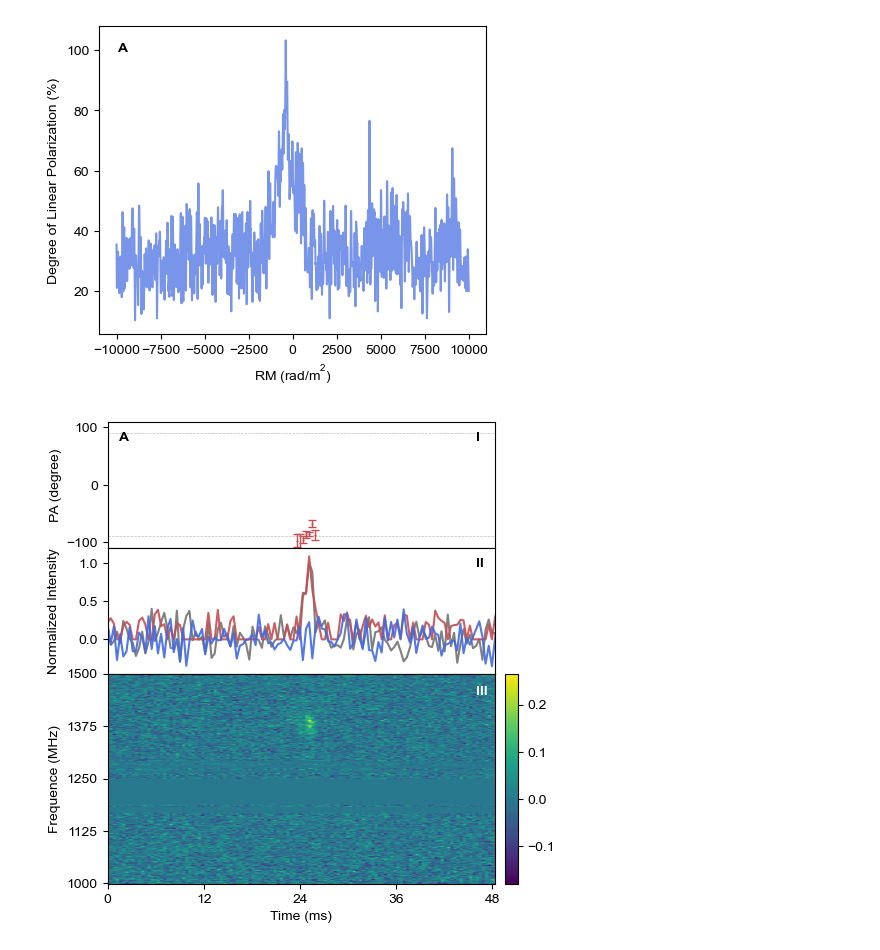
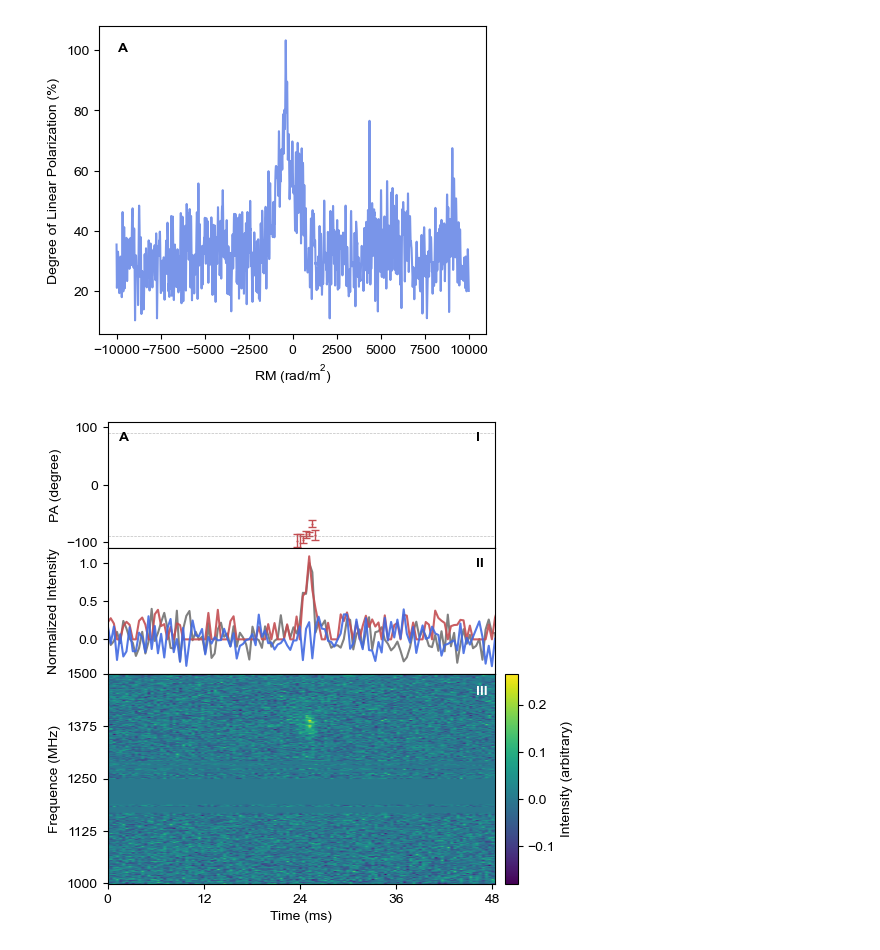
Before and after one commit to SukiYume/RMS, a Jupyter notebook: Polarization-RM.ipynb, the cells around one changed output. Saved outputs shown, nothing was run; the diff lists cells and outputs as text; code cells hidden in the pictures.

Commit message:
Add Colorbar Label

```diff
--- a/Polarization-RM.ipynb
+++ b/Polarization-RM.ipynb
@@ -1556,32 +1556,32 @@ plt.text(0.03, 0.85, 'A', weight='bold', transform=ax.transAxes)
 plt.text(0.95, 0.85, 'I', weight='bold', transform=ax.transAxes)
 
 plt.subplot(gs[3:6, 0])
 L = np.sqrt(np.mean(Q, axis=0)**2+np.mean(U, axis=0)**2)
 rms = np.mean(I, axis=0)[:10].std()
 L[L/rms <= 1.57] = 0
 L[L/rms > 1.57] = np.sqrt(L[L/rms > 1.57]**2 - rms**2)
 plt.plot(Ia/normfactor, color='gray')
 plt.plot(L/normfactor, color='r', alpha=0.9)
 plt.plot(Va/normfactor, color='royalblue', alpha=0.9)
 plt.ylim(-0.45, 1.2)
 plt.ylabel('Normalized Intensity', labelpad=13)
 ax = plt.gca()
 plt.text(0.95, 0.85, 'II', weight='bold', transform=ax.transAxes)
 plt.xlim(0, 123)
 plt.xticks([])
 
 plt.subplot(gs[6:, 0])
 plt.imshow(I_new, aspect='auto', cmap='viridis', origin='lower')
 plt.xticks(np.linspace(0, 48, 5)*1e3/4/98.304, np.linspace(0, 48, 5).astype(np.int64))
 plt.yticks(np.linspace(0, 256, 5).astype(np.int64), np.linspace(1000, 1500, 5).astype(np.int64))
 plt.xlim(0, 123)
 plt.xlabel('Time (ms)')
 plt.ylabel('Frequence (MHz)')
 ax = plt.gca()
 plt.text(0.95, 0.9, 'III', weight='bold', color='white', transform=ax.transAxes)
-plt.colorbar(cax=plt.axes([0.92, 0.11, 0.025, 0.35]))
+plt.colorbar(cax=plt.axes([0.92, 0.11, 0.025, 0.35]), label='Intensity (arbitrary)')
 
 # plt.savefig('Figure/190303-Spec.pdf', format='pdf', dpi=300, bbox_inches='tight')
 plt.show()
 # %% [output]
-[figure, old version]
+[figure, new version]
```
Also changed, not shown: parts of 7 cells of this notebook.
